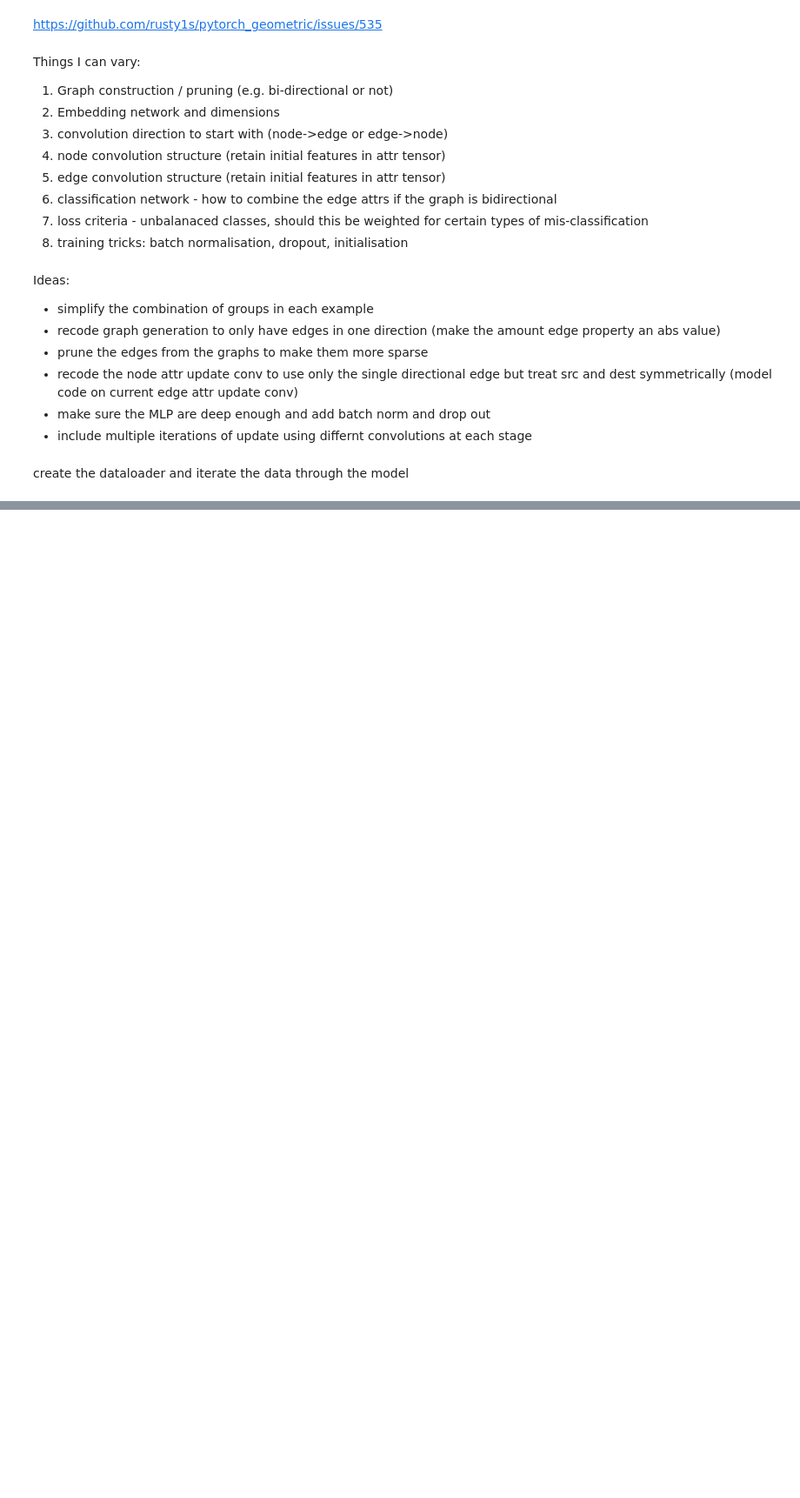
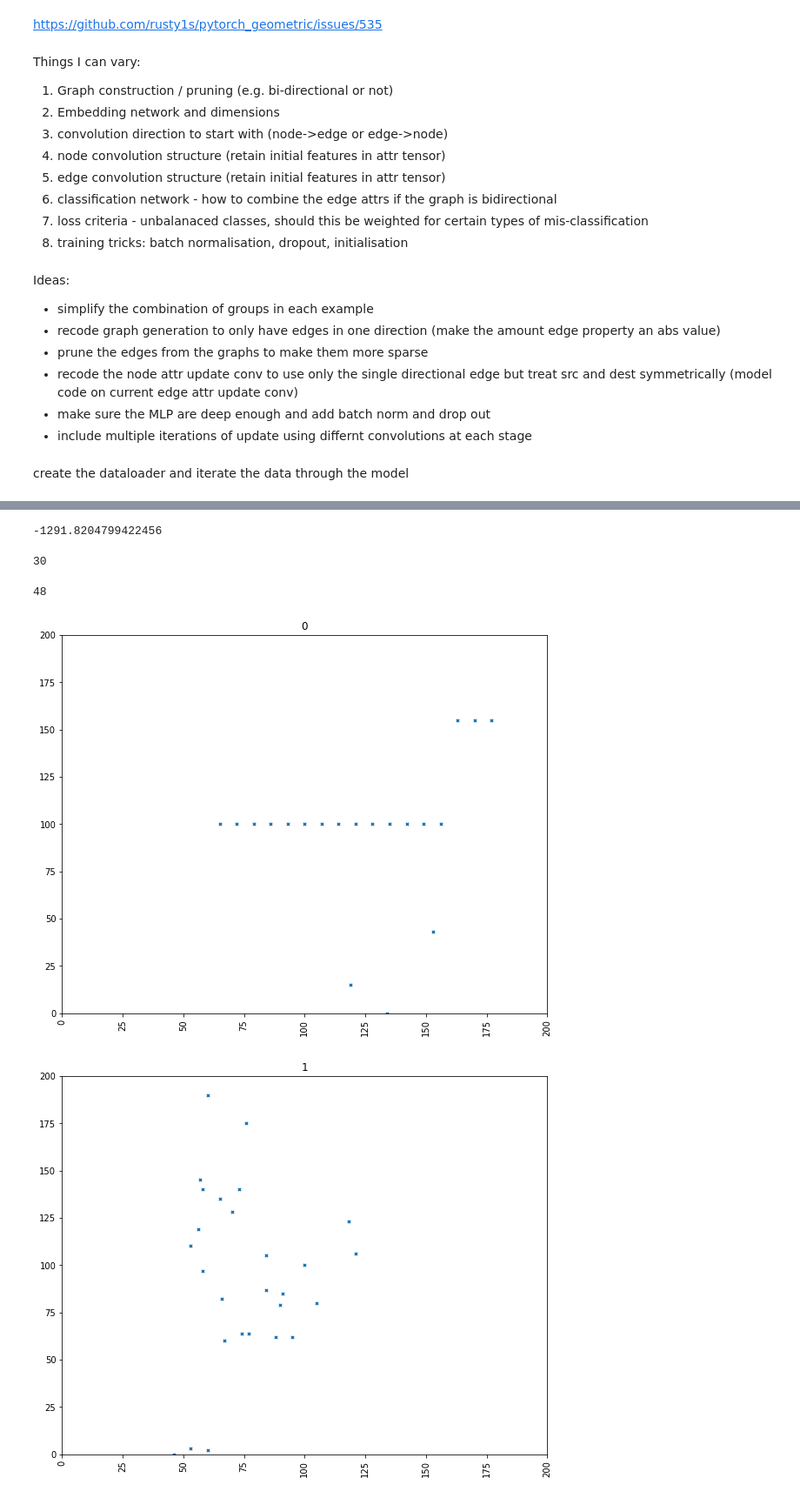
Before and after one commit to andyknap/GNN-for-trans-grouping, a Jupyter notebook: model investigation notebook.ipynb, the cells around one changed output, grey strips where cells are left out. Shown at 87% size. Drawn from its saved outputs; the diff is of its cells as text; code cells hidden in the pictures; blank space fills up the shorter version.

```diff
--- a/model investigation notebook.ipynb
+++ b/model investigation notebook.ipynb
@@ -549,0 +895,67 @@ loader = DataLoader(data_list, batch_size=2)
+# %%
+min_lst = 0
+for _ in range(1000):
+    d_lst, a_lst, g_lst = synthetic_data.make_a_group()
+    min_lst = min(min_lst, min(a_lst))
+min_lst
+# %% [output]
+-1291.8204799422456
+# %%
+num_trans = len(a_arr)
+num_trans
+# %% [output]
+30
+# %%
+idx = np.random.randint(0,30)
+d_arr[idx]
+# %% [output]
+48
+# %%
+def find_pixel_centred_d_arr(inp_d_arr, inp_a_arr, idx):
+    #find transactions within 100 days either side of this transaction
+    date_mask = np.logical_and(inp_d_arr[idx]-100 <= inp_d_arr, inp_d_arr <= inp_d_arr[idx]+100)
+    return inp_d_arr[date_mask]-inp_d_arr[idx]+100
+# %%
+def find_pixel_centred_a_arr(inp_d_arr, inp_a_arr, idx):
+    date_mask = np.logical_and(inp_d_arr[idx]-100 <= inp_d_arr, inp_d_arr <= inp_d_arr[idx]+100)
+    raw_a = inp_a_arr[date_mask]-inp_a_arr[idx]
+    scaler = max(abs(np.min(raw_a)),abs(np.max(raw_a)))
+    return np.round(100+raw_a*100/scaler,0)
+# %%
+colour_list = ['tab:blue', 'tab:orange', 'tab:green', 'tab:red', 'tab:purple', 'tab:brown', 'tab:pink', 'tab:gray', 'tab:olive', 'tab:cyan']
+
+for i in range(2):
+    d_lst, a_lst, g_lst = synthetic_data.make_a_group()
+
+    d_arr = np.array(d_lst)
+    a_arr = np.array(a_lst)
+    g_arr = np.array(g_lst)
+
+    num_trans = len(a_arr)
+    idx = np.random.randint(0,num_trans)
+
+#     print(num_trans, idx)
+
+    pixel_centred_d_arr = find_pixel_centred_d_arr(d_arr, a_arr, idx)
+    pixel_centred_a_arr = find_pixel_centred_a_arr(d_arr, a_arr, idx)
+    pixel_centred_g_arr = np.repeat(0, len(pixel_centred_a_arr))
+
+#     print(len(pixel_centred_d_arr))
+#     print(len(pixel_centred_a_arr))
+
+    fig, (ax1) = plt.subplots(nrows=1, ncols=1, figsize=(10,8), sharex=True)
+    ax1.scatter(pixel_centred_d_arr, pixel_centred_a_arr, s=10, marker='x')
+    ax1.set_title(str(i))
+    ax1.set_xlim([0,200])
+    ax1.set_ylim([0,200])
+
+
+    for ax1 in fig.axes:
+        matplotlib.pyplot.sca(ax1)
+        plt.xticks(rotation=90)
+        #plt.legend(bbox_to_anchor=(1.02, 1), loc=2, borderaxespad=0.)
+
+    plt.show
+# %% [output]
+[figure, added]
+[figure, added]
```
Also changed, not shown: parts of 58 cells of this notebook, 4 other files.
